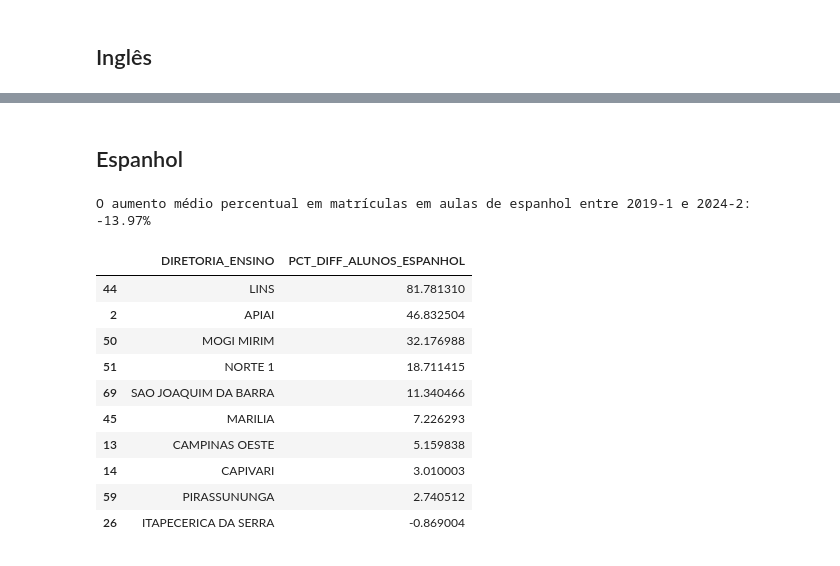
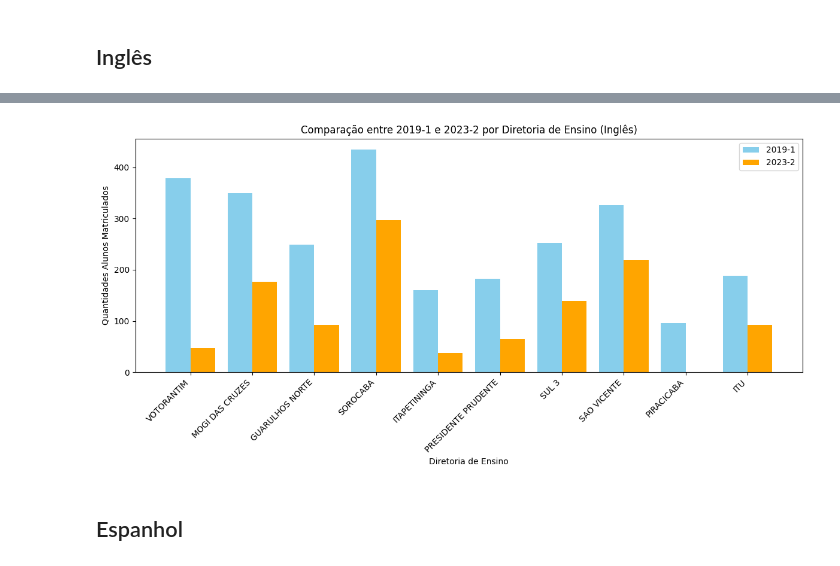
Before and after one commit to caiocorsini/APL-II---Estrutura-de-dados, a Jupyter notebook: datasets/analise_resultados_cel.ipynb, the cells around one changed output, grey strips where cells are left out. Drawn from its saved outputs; the diff is of its cells as text; code cells hidden in the pictures.

```diff
--- a/datasets/analise_resultados_cel.ipynb
+++ b/datasets/analise_resultados_cel.ipynb
@@ -89,0 +111,3 @@ bottom_10_regions
+# %%
+df_comparacao_bottom_10 = df_comparacao.sort_values(by='DIFERENCA', ascending=True).head(10).reset_index(drop=True)
+df_comparacao_bottom_10
@@ -90,41 +126,31 @@ bottom_10_regions
+# %%
+# Definindo o tamanho da figura e os eixos
+fig, ax = plt.subplots(figsize=(12, 6))
+
+# Definindo a posição das barras no eixo x
+x = range(len(df_comparacao_bottom_10))
+largura_barra = 0.4  # Largura das barras
+
+# Plotando as barras para "2019-1" e "2023-2"
+ax.bar([pos - largura_barra / 2 for pos in x], df_comparacao_bottom_10['2019-1'],
+        width=largura_barra, label='2019-1', color='skyblue')
+ax.bar([pos + largura_barra / 2 for pos in x], df_comparacao_bottom_10['2023-2'],
+        width=largura_barra, label='2023-2', color='orange')
+
+# Configurando rótulos e título
+ax.set_xlabel('Diretoria de Ensino')
+ax.set_ylabel('Quantidades Alunos Matriculados')
+ax.set_title('Comparação entre 2019-1 e 2023-2 por Diretoria de Ensino (Inglês)')
+ax.set_xticks(x)
+ax.set_xticklabels(df_comparacao_bottom_10['DIRETORIA_ENSINO'], rotation=45, ha='right')
+
+# Exibindo a legenda
+ax.legend()
+
+# Mostrando o gráfico
+plt.tight_layout()
+plt.show()
+# %% [output]
+[figure, added]
 # %% [markdown]
 ## Espanhol
-# %%
-# Calcular a diferença em matrículas em aulas de inglês entre semestres consecutivos para cada regiao
-df['DIFF_ALUNOS_ESPANHOL'] = df.groupby('DIRETORIA_ENSINO')['ALUNOS_ESPANHOL'].diff()
-
-# Calcular a média percentual de aumento/diminuição em relação ao semestre anterior
-df['PCT_DIFF_ALUNOS_ESPANHOL'] = df['DIFF_ALUNOS_ESPANHOL'] / df.groupby('DIRETORIA_ENSINO')['ALUNOS_ESPANHOL'].shift(1) * 100
-
-# evita divisões por zero
-df_filtered = df[df['ALUNOS_ESPANHOL'].shift(1) > 0]
-
-# Calcular a média percentual de aumento/diminuição em matrículas de inglês, ignorando NaN
-aumento_medio_percentual_espanhol = df_filtered['PCT_DIFF_ALUNOS_ESPANHOL'].mean()
-print(f'O aumento médio percentual em matrículas em aulas de espanhol entre 2019-1 e 2024-2: {aumento_medio_percentual_espanhol:.2f}%')
-# %% [output]
-O aumento médio percentual em matrículas em aulas de espanhol entre 2019-1 e 2024-2: -13.97%
-# %%
-# Redefine df_filtered to avoid the missing variable error
-df_filtered = df[df['ALUNOS_ESPANHOL'].shift(1) > 0]
-
-# Calculate the mean percentage increase per region
-avg_pct_increase_per_region = df_filtered.groupby('DIRETORIA_ENSINO')['PCT_DIFF_ALUNOS_ESPANHOL'].mean().reset_index()
-
-# Sort the regions by the highest average increase and select the top 10
-top_10_regions_espanhol = avg_pct_increase_per_region.sort_values(by='PCT_DIFF_ALUNOS_ESPANHOL', ascending=False).head(10)
-
-# Display the result
-top_10_regions_espanhol
-# %% [output]
-|  | DIRETORIA_ENSINO | PCT_DIFF_ALUNOS_ESPANHOL |
-| 44 | LINS | 81.781310 |
-| 2 | APIAI | 46.832504 |
-| 50 | MOGI MIRIM | 32.176988 |
-| 51 | NORTE 1 | 18.711415 |
-| 69 | SAO JOAQUIM DA BARRA | 11.340466 |
-| 45 | MARILIA | 7.226293 |
-| 13 | CAMPINAS OESTE | 5.159838 |
-| 14 | CAPIVARI | 3.010003 |
-| 59 | PIRASSUNUNGA | 2.740512 |
-| 26 | ITAPECERICA DA SERRA | -0.869004 |
```
Also changed, not shown: parts of 21 cells of this notebook.
